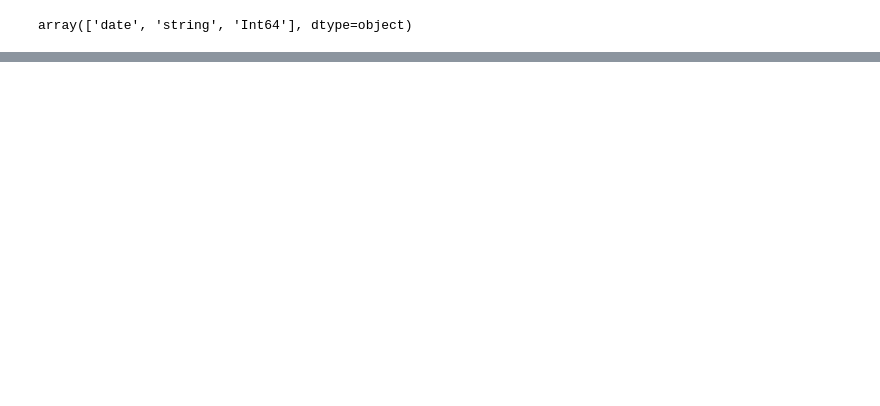
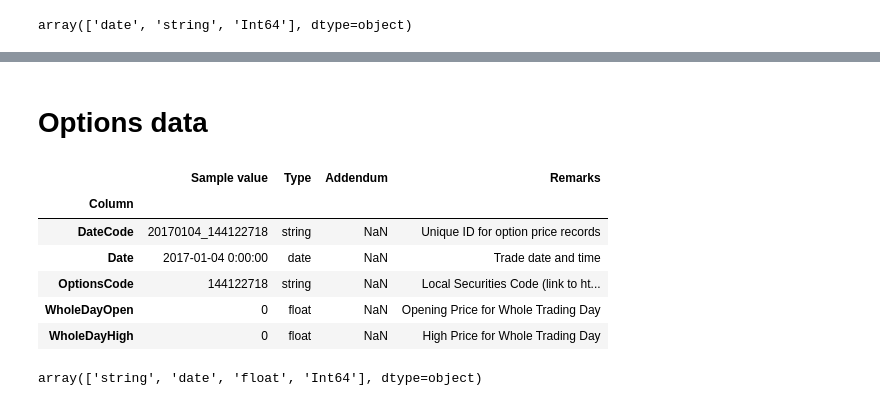
Before and after one commit to pandeydivesh15/machine-learning-practice, a Jupyter notebook: kaggle/jpx-tokyo-stock-exchange-prediction/v1.0.ipynb, the cells around one changed output, grey strips where cells are left out. Saved outputs shown, nothing was run; the diff lists cells and outputs as text; code cells hidden in the pictures; blank space fills up the shorter version.

```diff
--- a/kaggle/jpx-tokyo-stock-exchange-prediction/v1.0.ipynb
+++ b/kaggle/jpx-tokyo-stock-exchange-prediction/v1.0.ipynb
@@ -486,0 +631,18 @@ dtype: object
+# %% [markdown]
+# Options data
+# %%
+# Read data types from spec
+spec_options_df = pd.read_csv("./data/data_specifications/options_spec.csv", index_col="Column")
+spec_options_df.head()
+# %% [output]
+|  | Sample value | Type | Addendum | Remarks |
+| Column |  |  |  |  |
+| DateCode | 20170104_144122718 | string | NaN | Unique ID for option price records |
+| Date | 2017-01-04 0:00:00 | date | NaN | Trade date and time |
+| OptionsCode | 144122718 | string | NaN | Local Securities Code (link to ht... |
+| WholeDayOpen | 0 | float | NaN | Opening Price for Whole Trading Day |
+| WholeDayHigh | 0 | float | NaN | High Price for Whole Trading Day |
+# %%
+spec_options_df["Type"].unique()
+# %% [output]
+array(['string', 'date', 'float', 'Int64'], dtype=object)
```
Also changed, not shown: parts of 22 cells of this notebook.
